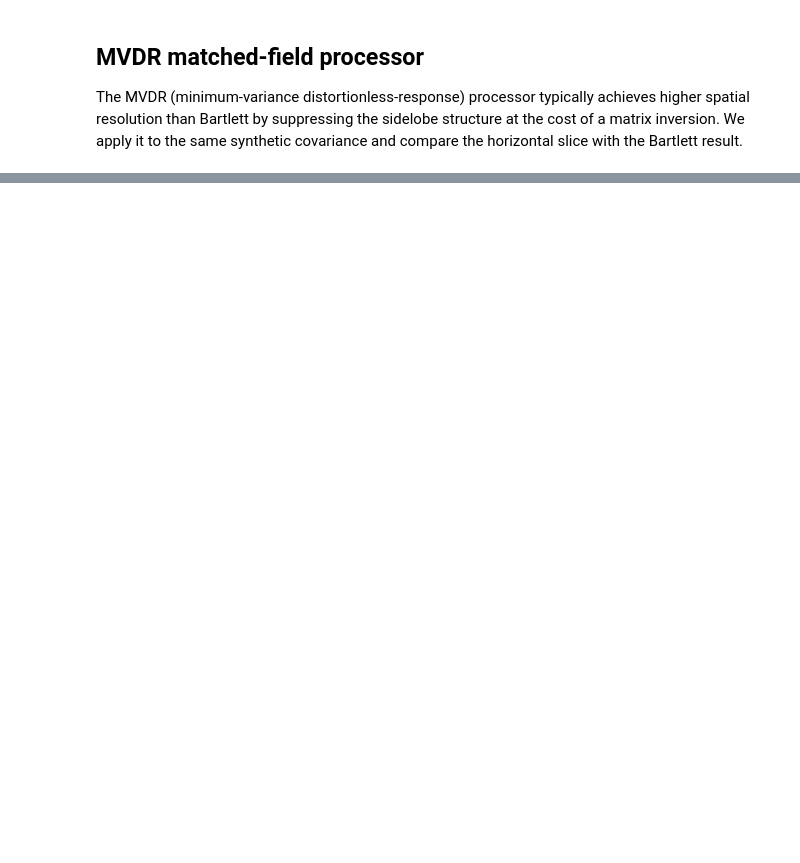
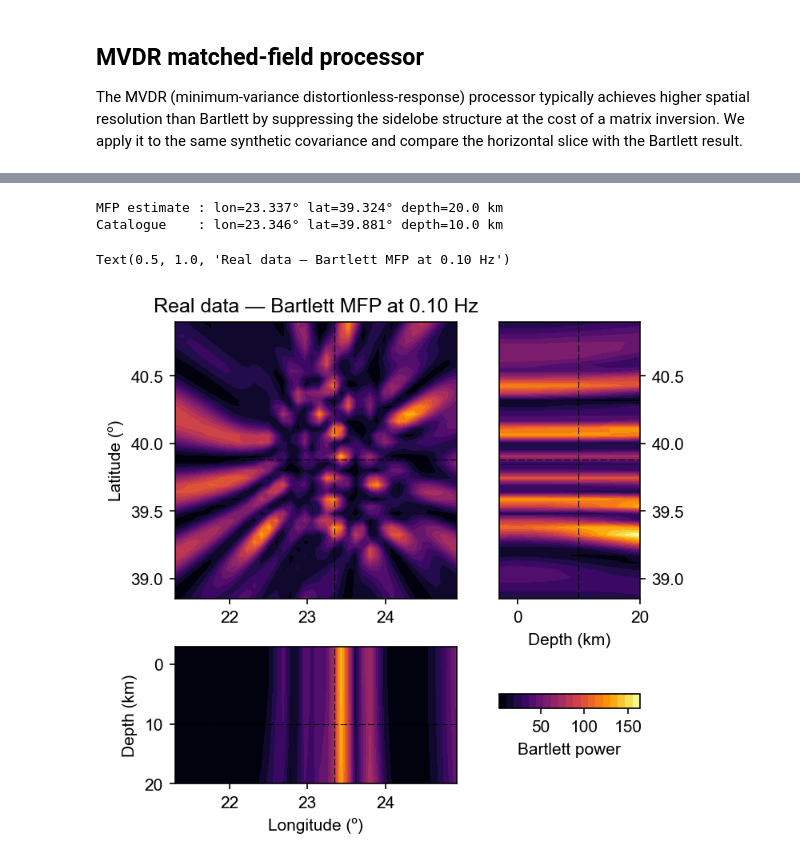
Before and after one commit to leonard-seydoux/covseisnet, a Jupyter notebook: docs/source/examples/matched_field_processing.ipynb, the cells around one changed output, grey strips where cells are left out. Saved outputs shown, nothing was run; the diff lists cells and outputs as text; code cells hidden in the pictures; blank space fills up the shorter version.

```diff
--- a/docs/source/examples/matched_field_processing.ipynb
+++ b/docs/source/examples/matched_field_processing.ipynb
@@ -193,26 +196,23 @@ print(f"Using frequency {frequencies[i_f]:.3f} Hz")
 # %%
 mfp_real = MatchedFieldProcessing(travel_times)
 mfp_real.compute_bartlett(cov_real, frequencies[i_f])
 
 lon_r, lat_r, dep_r = mfp_real.maximum_coordinates()
-print(f"Dominant source at {lon_r:.3f}° {lat_r:.3f}° depth {dep_r:.1f} km")
+print(f"MFP estimate : lon={lon_r:.3f}° lat={lat_r:.3f}° depth={dep_r:.1f} km")
+print(
+    f"Catalogue    : lon={source[0]:.3f}° lat={source[1]:.3f}° depth={source[2]:.1f} km"
+)
 
-LON_r, LAT_r, DEP_r = mfp_real.mesh
-i_d_r = np.argmin(np.abs(mfp_real.depth - dep_r))
-
-fig, ax = plt.subplots(figsize=(6, 5))
-pcm = ax.pcolormesh(
-    LON_r[:, :, i_d_r], LAT_r[:, :, i_d_r], mfp_real[:, :, i_d_r],
-    cmap="inferno", shading="auto",
+fig, ax = csn.plot.grid3d(
+    mfp_real,
+    profile_coordinates=source_location,
+    receiver_coordinates=receiver_coords,
+    cmap="inferno",
+    label="Bartlett power",
 )
-ax.scatter(lons, lats, marker="^", color="cyan", zorder=5, label="Stations")
-ax.scatter(lon_r, lat_r, marker="*", s=250, color="lime", zorder=6, label="MFP max")
-ax.set_xlabel("Longitude (°)")
-ax.set_ylabel("Latitude (°)")
-ax.set_title(
-    f"Bartlett MFP – real data at {frequencies[i_f]:.2f} Hz\n"
-    f"(horizontal slice, depth {mfp_real.depth[i_d_r]:.1f} km)"
-)
-ax.legend(fontsize=8)
-plt.colorbar(pcm, ax=ax, label="Power")
-plt.tight_layout()
+ax["xy"].set_title(f"Real data — Bartlett MFP at {frequencies[i_f]:.2f} Hz")
+# %% [output]
+MFP estimate : lon=23.337° lat=39.324° depth=20.0 km
+Catalogue    : lon=23.346° lat=39.881° depth=10.0 km
+Text(0.5, 1.0, 'Real data — Bartlett MFP at 0.10 Hz')
+[figure, added]
```
Also changed, not shown: parts of 12 cells of this notebook, 5 other files.
